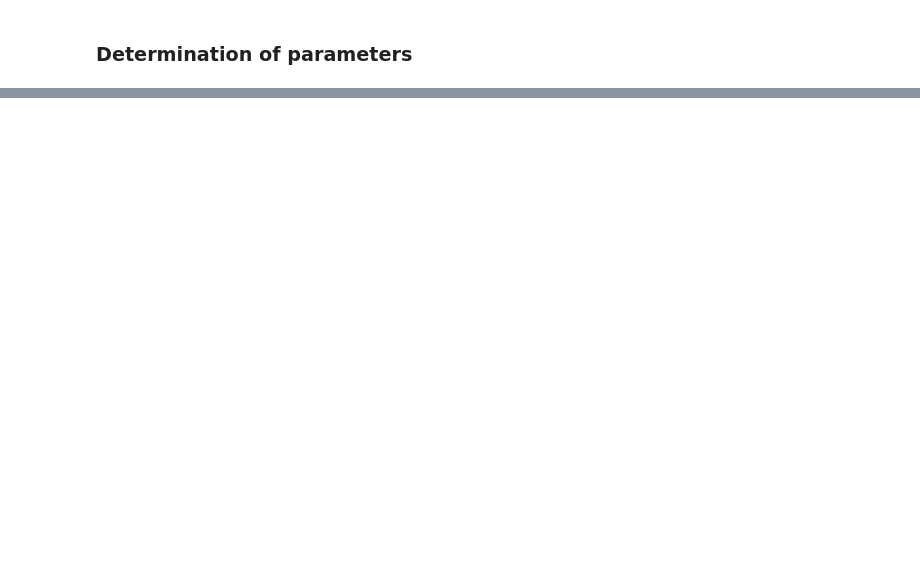
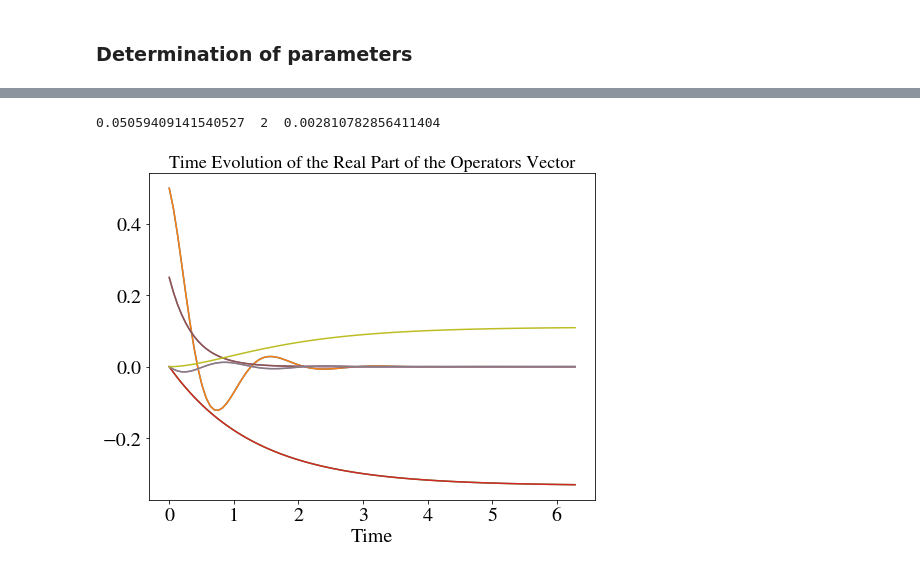
Before and after one commit to eckast161/PHYS_5070, a Jupyter notebook: CND.ipynb, the cells around one changed output, grey strips where cells are left out. Saved outputs shown, nothing was run; the diff lists cells and outputs as text; code cells hidden in the pictures; blank space fills up the shorter version.

```diff
--- a/CND.ipynb
+++ b/CND.ipynb
@@ -891,0 +459,12 @@ index_zp(7,1,arr)+
+# %%
+def matmu(A,B):
+    """Perform the matrix multiplication of the matrices A and B of the form A.B
+
+    Inputs:
+    ----------
+      -arrays: two array associated to the matrices A and B respectively
+
+    Return:
+      -array: array with the result of A.B or raises an error otherwise"""
+
+    return np.matmul(A,B) #Returns the result of the multiplication of matrix A and B in the order A.B
@@ -891,0 +918,35 @@ index_zp(7,1,arr)+
+# %%
+def sol_vector(Matr,steps,t_final):
+    extern, linear_matrix = computeLM(N,Matr)
+    t = np.linspace(0, t_final, steps)
+    r = odeintz(vectors2, r0, t, args=(extern, linear_matrix,Matr))
+    return r, extern, linear_matrix
+# %%
+import time
+
+t0=time.time()
+
+
+A= Interaction_matrix("Default",3)
+steps=100
+t_final=8
+
+Array_sol=sol_vector(A,steps,t_final)
+
+
+t1=time.time()
+
+
+#Here we print the total computation time, the number of spins and the time required for solving each differential equation
+print(t1-t0," "+str(N)," "+str((t1-t0)/(N*(5*N-1))) )
+# %% [output]
+0.05059409141540527  2  0.002810782856411404
+# %%
+plt.title("Time Evolution of the Real Part of the Operators Vector",size=18)
+plt.xlabel("Time")
+
+for j in range(int(N*(5*N-1)/2)):
+    plt.plot(t,np.real(Array_sol[0][:,j]))
+    #plt.plot(t,np.imag(r[:,j]))
+# %% [output]
+[figure, added]
```
Also changed, not shown: parts of 114 cells of this notebook.
